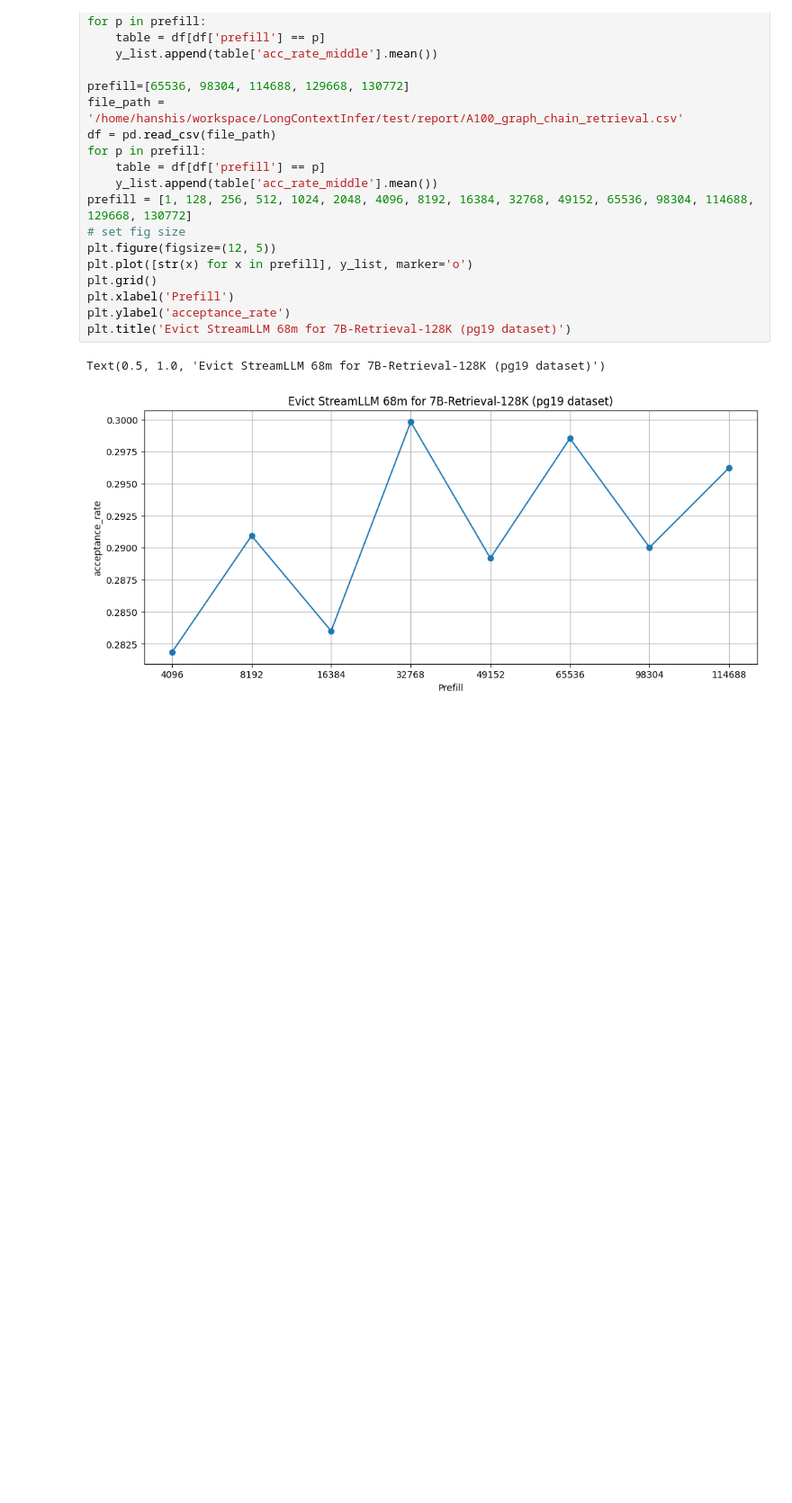
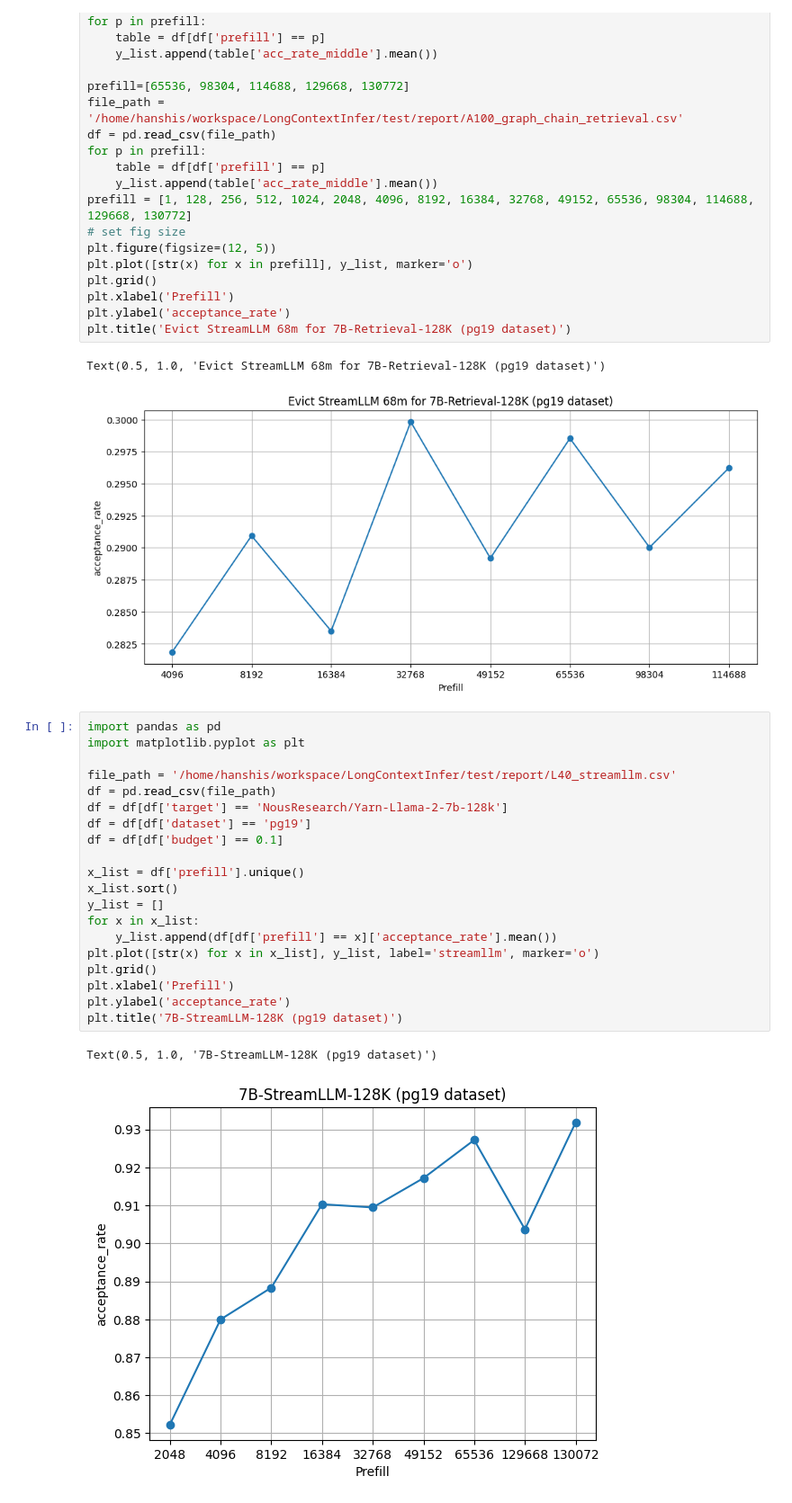
Before and after one commit to ranonrkm/TriForce-legacy, a Jupyter notebook: apps/plot.ipynb, the cells around one changed output. Shown at 90% size. Drawn from its saved outputs; the diff is of its cells as text; blank space fills up the shorter version.

```diff
--- a/apps/plot.ipynb
+++ b/apps/plot.ipynb
@@ -314,3 +358,26 @@ plt.title('Evict StreamLLM 68m for 7B-Retrieval-128K (pg19 dataset)')
 # %% [output]
 Text(0.5, 1.0, 'Evict StreamLLM 68m for 7B-Retrieval-128K (pg19 dataset)')
 [figure]
+# %%
+import pandas as pd
+import matplotlib.pyplot as plt
+
+file_path = '/home/hanshis/workspace/LongContextInfer/test/report/L40_streamllm.csv'
+df = pd.read_csv(file_path)
+df = df[df['target'] == 'NousResearch/Yarn-Llama-2-7b-128k']
+df = df[df['dataset'] == 'pg19']
+df = df[df['budget'] == 0.1]
+
+x_list = df['prefill'].unique()
+x_list.sort()
+y_list = []
+for x in x_list:
+    y_list.append(df[df['prefill'] == x]['acceptance_rate'].mean())
+plt.plot([str(x) for x in x_list], y_list, label='streamllm', marker='o')
+plt.grid()
+plt.xlabel('Prefill')
+plt.ylabel('acceptance_rate')
+plt.title('7B-StreamLLM-128K (pg19 dataset)')
+# %% [output]
+Text(0.5, 1.0, '7B-StreamLLM-128K (pg19 dataset)')
+[figure, added]
```
Also changed, not shown: parts of 5 cells of this notebook, 15 other files.
